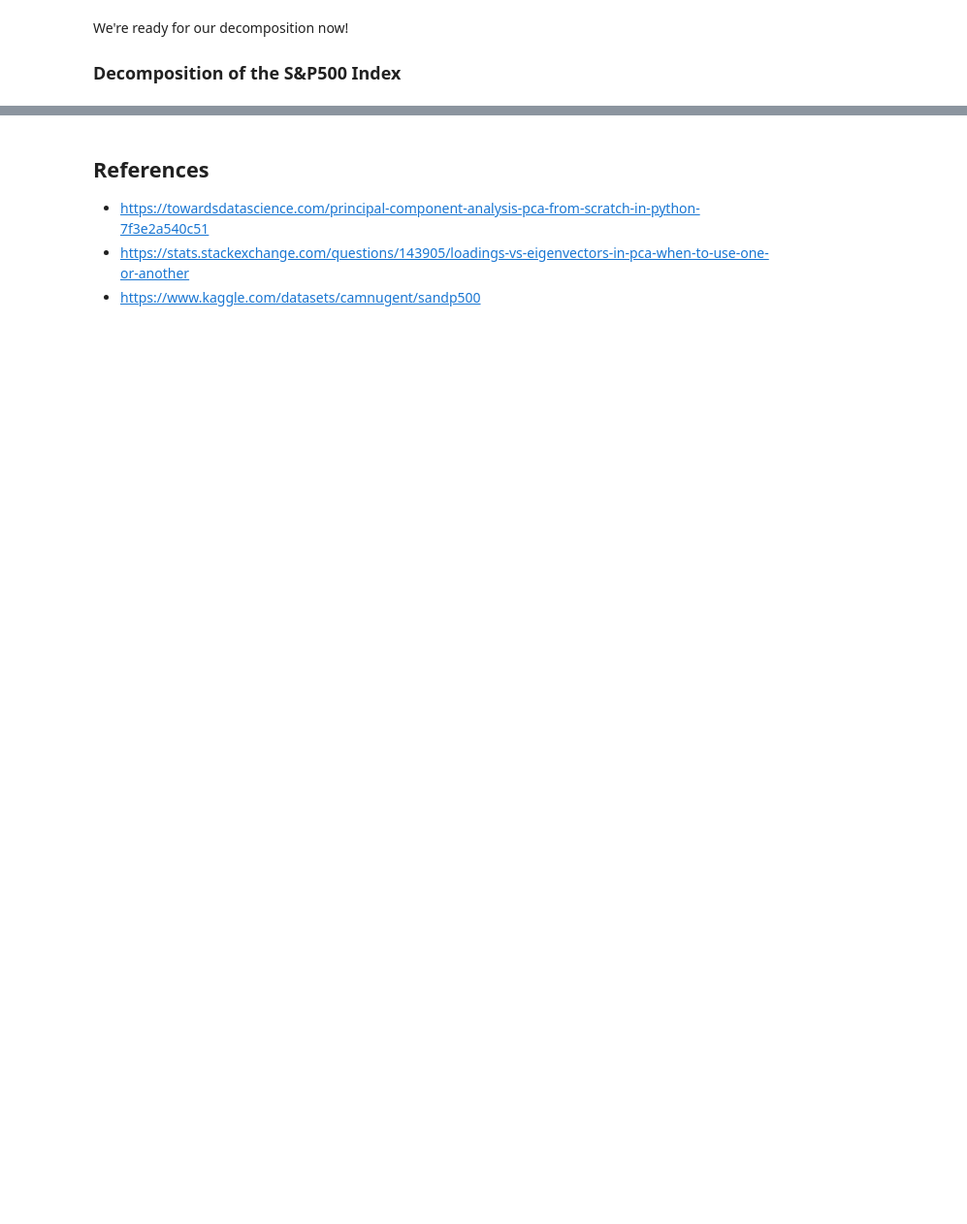
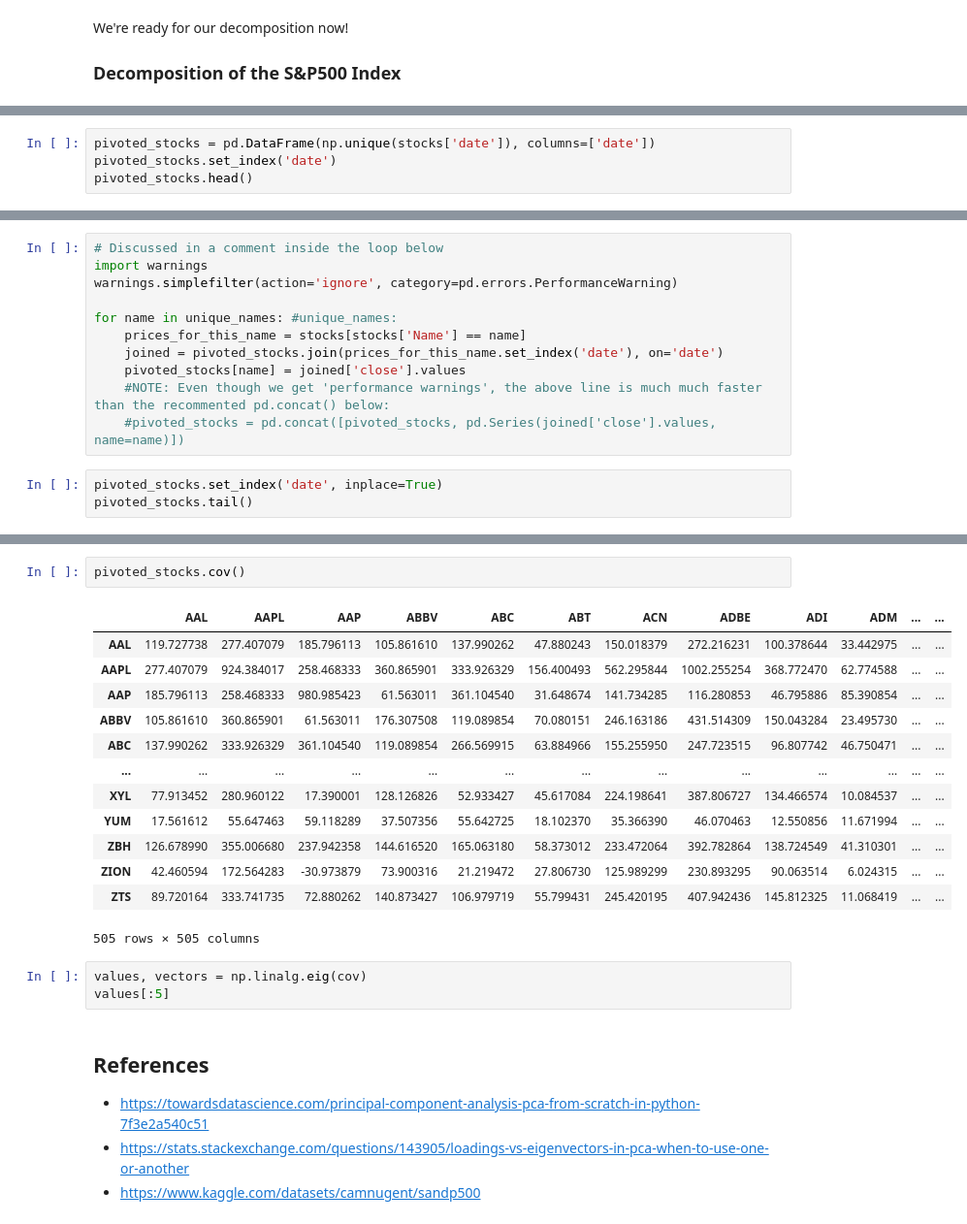
Before and after one commit to Staneesh/efi-pca, a Jupyter notebook: pca.ipynb, the cells around one changed output, grey strips where cells are left out. Shown at 97% size. Drawn from its saved outputs; the diff is of its cells as text; blank space fills up the shorter version.

```diff
--- a/pca.ipynb
+++ b/pca.ipynb
@@ -198,0 +201,4 @@ We're ready for our decomposition now!
+# %%
+pivoted_stocks = pd.DataFrame(np.unique(stocks['date']), columns=['date'])
+pivoted_stocks.set_index('date')
+pivoted_stocks.head()
@@ -198,0 +212,14 @@ We're ready for our decomposition now!
+# %%
+# Discussed in a comment inside the loop below
+import warnings
+warnings.simplefilter(action='ignore', category=pd.errors.PerformanceWarning)
+
+for name in unique_names: #unique_names:
+    prices_for_this_name = stocks[stocks['Name'] == name]
+    joined = pivoted_stocks.join(prices_for_this_name.set_index('date'), on='date')
+    pivoted_stocks[name] = joined['close'].values
+    #NOTE: Even though we get 'performance warnings', the above line is much much faster than the recommented pd.concat() below:
+    #pivoted_stocks = pd.concat([pivoted_stocks, pd.Series(joined['close'].values, name=name)])
+# %%
+pivoted_stocks.set_index('date', inplace=True)
+pivoted_stocks.tail()
@@ -199,3 +235,22 @@ We're ready for our decomposition now!
+# %%
+pivoted_stocks.cov()
+# %% [output]
+|  | AAL | AAPL | AAP | ABBV | ABC | ABT | ACN | ADBE | ADI | ADM | ... | ... |
+| AAL | 119.727738 | 277.407079 | 185.796113 | 105.861610 | 137.990262 | 47.880243 | 150.018379 | 272.216231 | 100.378644 | 33.442975 | ... | ... |
+| AAPL | 277.407079 | 924.384017 | 258.468333 | 360.865901 | 333.926329 | 156.400493 | 562.295844 | 1002.255254 | 368.772470 | 62.774588 | ... | ... |
+| AAP | 185.796113 | 258.468333 | 980.985423 | 61.563011 | 361.104540 | 31.648674 | 141.734285 | 116.280853 | 46.795886 | 85.390854 | ... | ... |
+| ABBV | 105.861610 | 360.865901 | 61.563011 | 176.307508 | 119.089854 | 70.080151 | 246.163186 | 431.514309 | 150.043284 | 23.495730 | ... | ... |
+| ABC | 137.990262 | 333.926329 | 361.104540 | 119.089854 | 266.569915 | 63.884966 | 155.255950 | 247.723515 | 96.807742 | 46.750471 | ... | ... |
+| ... | ... | ... | ... | ... | ... | ... | ... | ... | ... | ... | ... | ... |
+| XYL | 77.913452 | 280.960122 | 17.390001 | 128.126826 | 52.933427 | 45.617084 | 224.198641 | 387.806727 | 134.466574 | 10.084537 | ... | ... |
+| YUM | 17.561612 | 55.647463 | 59.118289 | 37.507356 | 55.642725 | 18.102370 | 35.366390 | 46.070463 | 12.550856 | 11.671994 | ... | ... |
+| ZBH | 126.678990 | 355.006680 | 237.942358 | 144.616520 | 165.063180 | 58.373012 | 233.472064 | 392.782864 | 138.724549 | 41.310301 | ... | ... |
+| ZION | 42.460594 | 172.564283 | -30.973879 | 73.900316 | 21.219472 | 27.806730 | 125.989299 | 230.893295 | 90.063514 | 6.024315 | ... | ... |
+| ZTS | 89.720164 | 333.741735 | 72.880262 | 140.873427 | 106.979719 | 55.799431 | 245.420195 | 407.942436 | 145.812325 | 11.068419 | ... | ... |
+505 rows × 505 columns
+# %%
+values, vectors = np.linalg.eig(cov)
+values[:5]
 # %% [markdown]
 ## References
 * https://towardsdatascience.com/principal-component-analysis-pca-from-scratch-in-python-7f3e2a540c51
```
Also changed, not shown: parts of 6 cells of this notebook.
